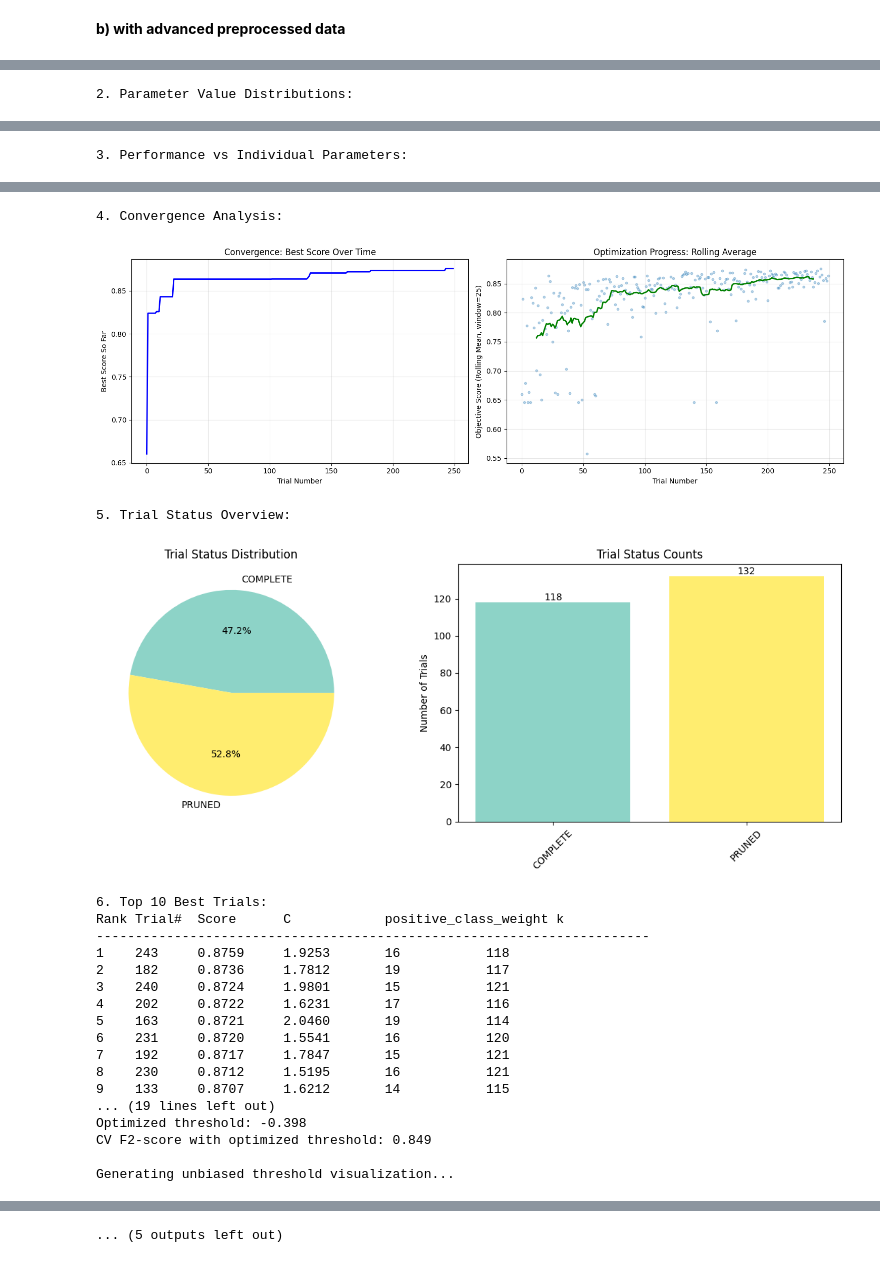
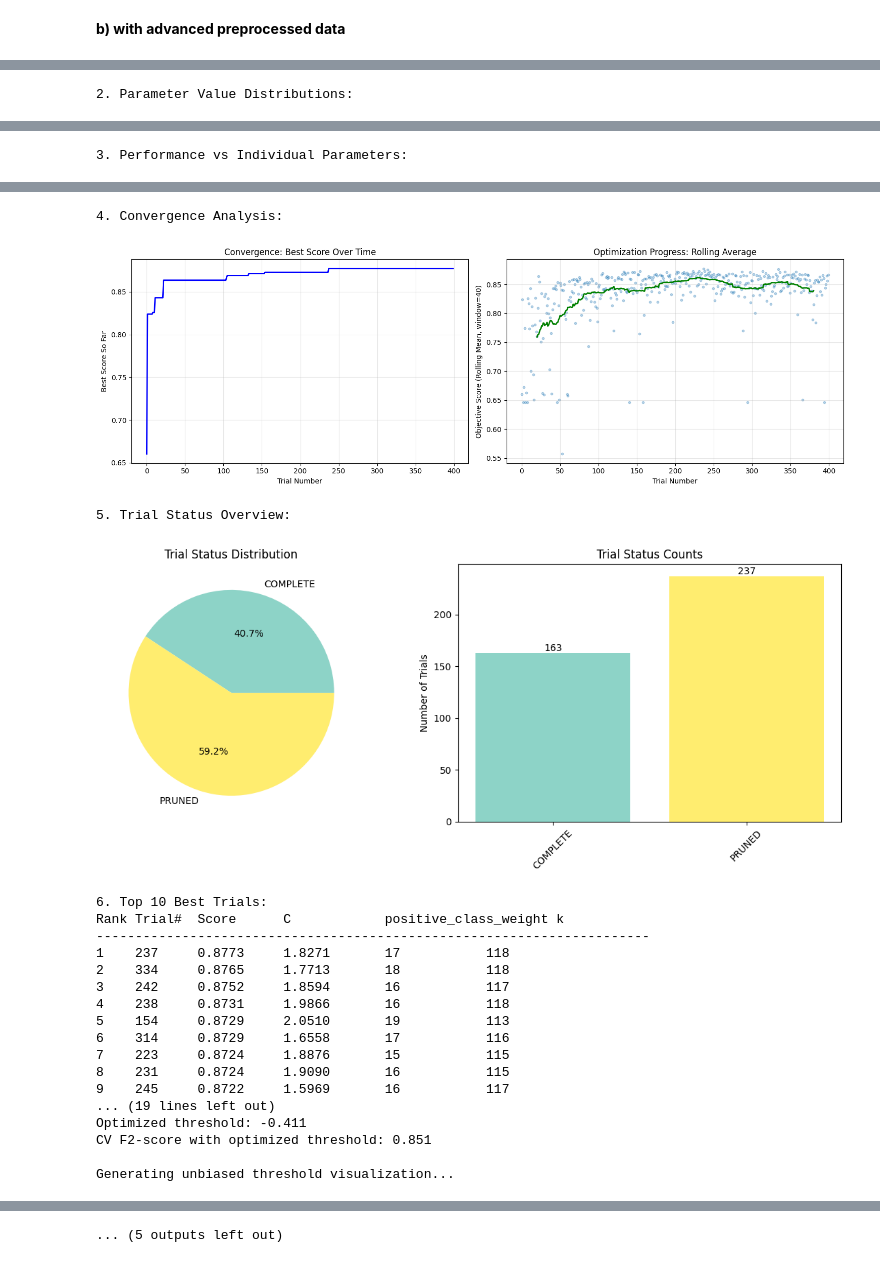
Before and after one commit to theolenko/bachelorsthesis_notebook_code, a Jupyter notebook: 05modeling_pipelines/svm_tfidf.ipynb, the cells around one changed output, grey strips where cells are left out. Saved outputs shown, nothing was run; the diff lists cells and outputs as text; code cells hidden in the pictures.

```diff
--- a/05modeling_pipelines/svm_tfidf.ipynb
+++ b/05modeling_pipelines/svm_tfidf.ipynb
@@ -298,7 +299,7 @@ X_dev, X_test, y_dev, y_test = train_test_split(
 )
 
 # Define a pipeline: TF-IDF vectorization, chi2 feature selection, and a LinearSVC classifier
-pipeline_tfidf_logreg = Pipeline([
+pipeline_tfidf_linearsvc = Pipeline([
     ("tfidf",   TfidfVectorizer(lowercase=True)),
     ("select",  SelectKBest(score_func=chi2, k=2000)),
     ("clf",     LinearSVC(
@@ -306,6 +307,7 @@ pipeline_tfidf_logreg = Pipeline([
                     dual=False,  # Use dual=False for L1 penalty
                     class_weight="balanced",#default, will be changed by Optuna
                     random_state=42,
+                    max_iter=5000
                 ))
 ])
 
@@ -325,12 +327,12 @@ param_space = {
 
 # Execute Optuna optimization with TPE sampler
 best_model, best_params, study = optimize_with_optuna(
-    estimator=pipeline_tfidf_logreg,
+    estimator=pipeline_tfidf_linearsvc,
     param_space=param_space,
     X=X_dev,
     y=y_dev,
     cv=cv,
-    n_trials=250,  # Intelligent search with early stopping
+    n_trials=400,  # Intelligent search with early stopping
     direction="maximize",
     n_jobs=-1,
     random_state=42,
@@ -476,21 +478,21 @@ COMPREHENSIVE OPTUNA STUDY ANALYSIS & VISUALIZATIONS
 4. Convergence Analysis:
-[figure, old version]
+[figure, new version]
 5. Trial Status Overview:
-[figure, old version]
+[figure, new version]
 6. Top 10 Best Trials:
 Rank Trial#  Score      C            positive_class_weight k
 -----------------------------------------------------------------------
-1    243     0.8759     1.9253       16           118
-2    182     0.8736     1.7812       19           117
-3    240     0.8724     1.9801       15           121
-4    202     0.8722     1.6231       17           116
-5    163     0.8721     2.0460       19           114
-6    231     0.8720     1.5541       16           120
-7    192     0.8717     1.7847       15           121
-8    230     0.8712     1.5195       16           121
-9    133     0.8707     1.6212       14           115
+1    237     0.8773     1.8271       17           118
+2    334     0.8765     1.7713       18           118
+3    242     0.8752     1.8594       16           117
+4    238     0.8731     1.9866       16           118
+5    154     0.8729     2.0510       19           113
+6    314     0.8729     1.6558       17           116
+7    223     0.8724     1.8876       15           115
+8    231     0.8724     1.9090       16           115
+9    245     0.8722     1.5969       16           117
 ... (19 lines left out)
-Optimized threshold: -0.398
-CV F2-score with optimized threshold: 0.849
+Optimized threshold: -0.411
+CV F2-score with optimized threshold: 0.851
 
 Generating unbiased threshold visualization...
```
Also changed, not shown: parts of 3 cells of this notebook, 4 other files.
